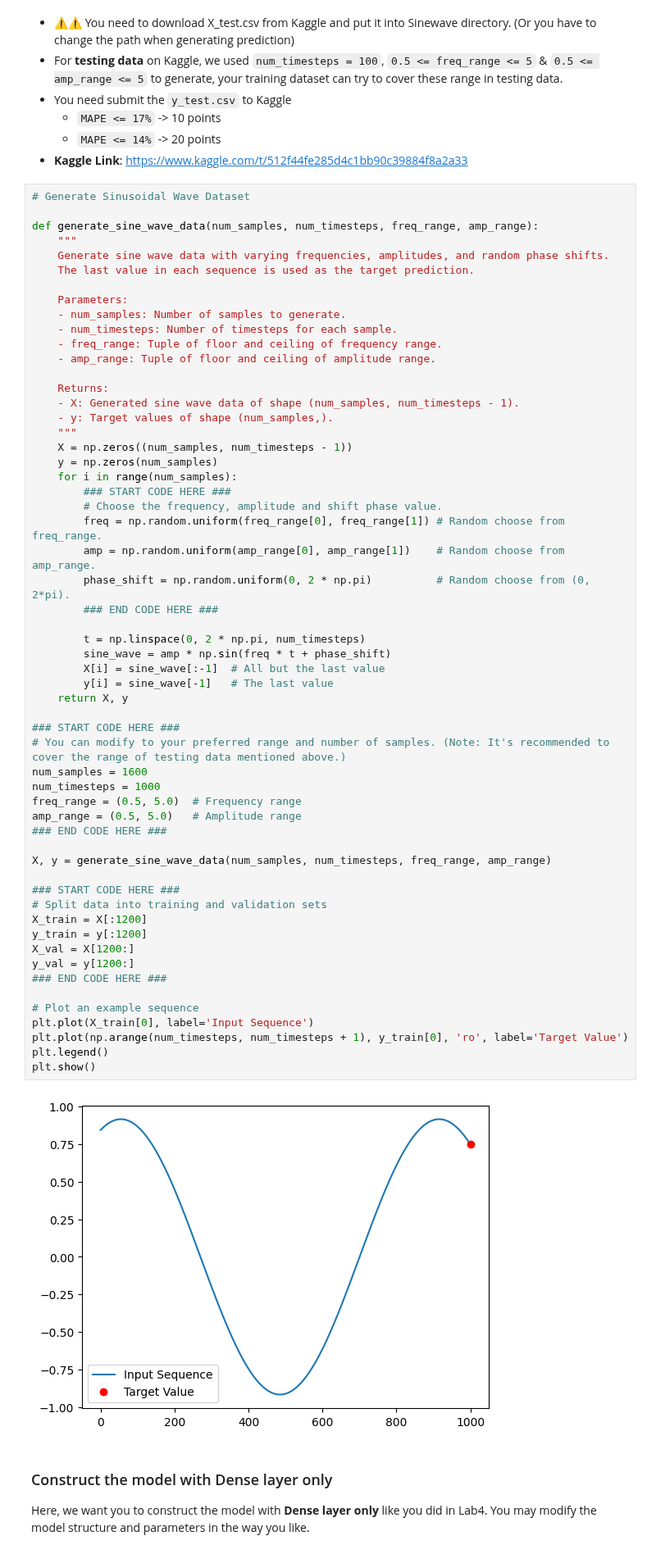
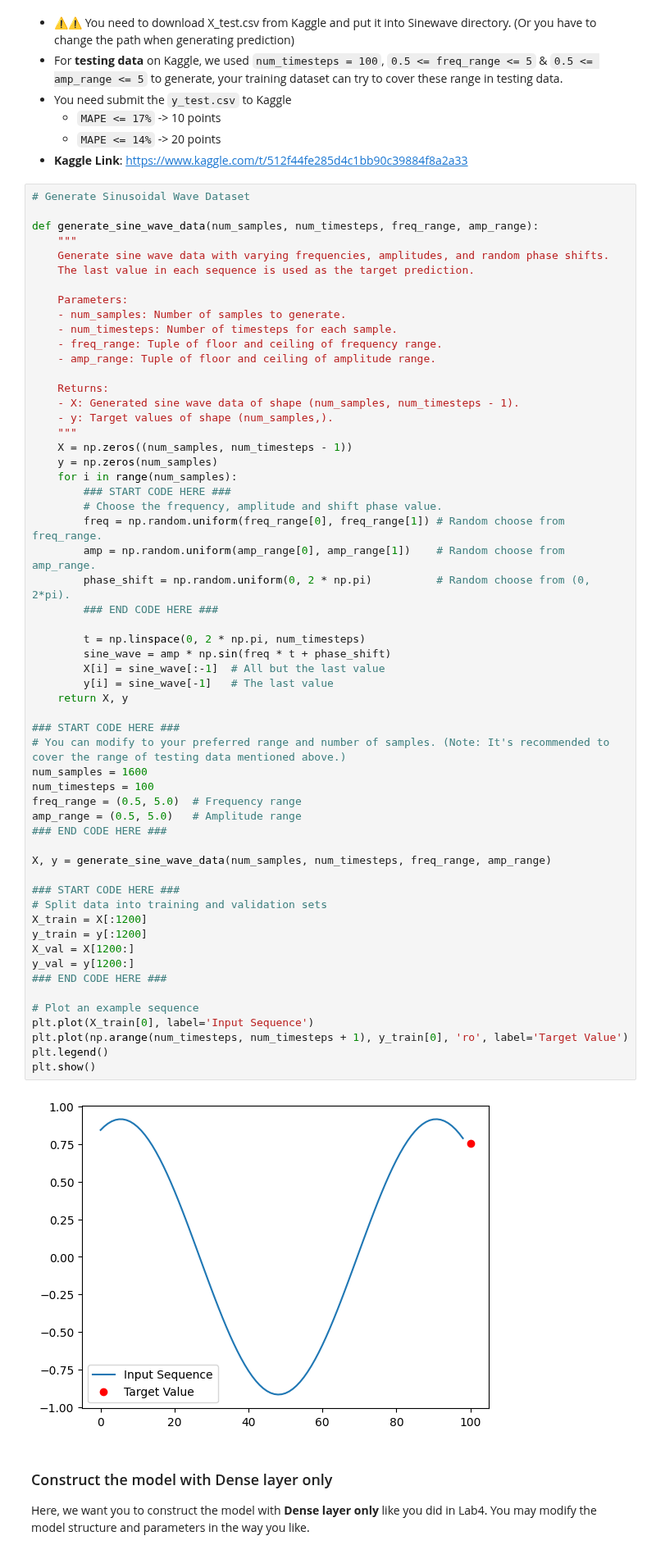
Before and after one commit to liuutin9/Introduction_to_Machine_Learning, a Jupyter notebook: Lab6/Lab6.ipynb, the cells around one changed output. Shown at 82% size. Saved outputs shown, nothing was run; the diff lists cells and outputs as text.

```diff
--- a/Lab6/Lab6.ipynb
+++ b/Lab6/Lab6.ipynb
@@ -720,35 +714,35 @@ def generate_sine_wave_data(num_samples, num_timesteps, freq_range, amp_range):
 
         t = np.linspace(0, 2 * np.pi, num_timesteps)
         sine_wave = amp * np.sin(freq * t + phase_shift)
         X[i] = sine_wave[:-1]  # All but the last value
         y[i] = sine_wave[-1]   # The last value
     return X, y
 
 ### START CODE HERE ###
 # You can modify to your preferred range and number of samples. (Note: It's recommended to cover the range of testing data mentioned above.)
 num_samples = 1600
-num_timesteps = 1000
+num_timesteps = 100
 freq_range = (0.5, 5.0)  # Frequency range
 amp_range = (0.5, 5.0)   # Amplitude range
 ### END CODE HERE ###
 
 X, y = generate_sine_wave_data(num_samples, num_timesteps, freq_range, amp_range)
 
 ### START CODE HERE ###
 # Split data into training and validation sets
 X_train = X[:1200]
 y_train = y[:1200]
 X_val = X[1200:]
 y_val = y[1200:]
 ### END CODE HERE ###
 
 # Plot an example sequence
 plt.plot(X_train[0], label='Input Sequence')
 plt.plot(np.arange(num_timesteps, num_timesteps + 1), y_train[0], 'ro', label='Target Value')
 plt.legend()
 plt.show()
 # %% [output]
-[figure, old version]
+[figure, new version]
 # %% [markdown]
 ### Construct the model with Dense layer only
 Here, we want you to construct the model with **Dense layer only** like you did in Lab4. You may modify the model structure and parameters in the way you like.
```
Also changed, not shown: parts of 8 cells of this notebook, 6 other files.
